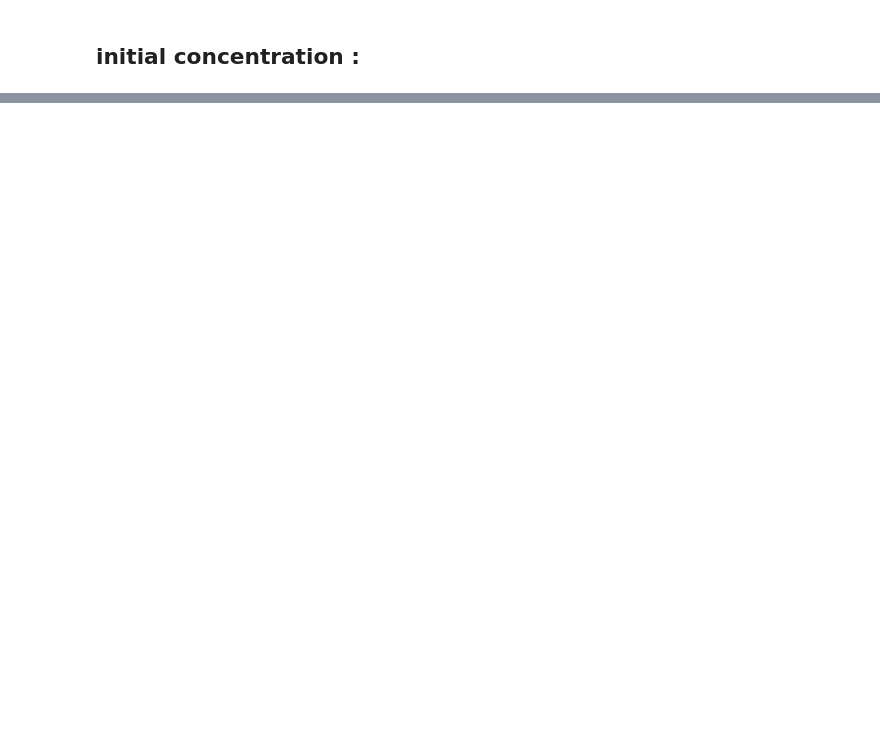
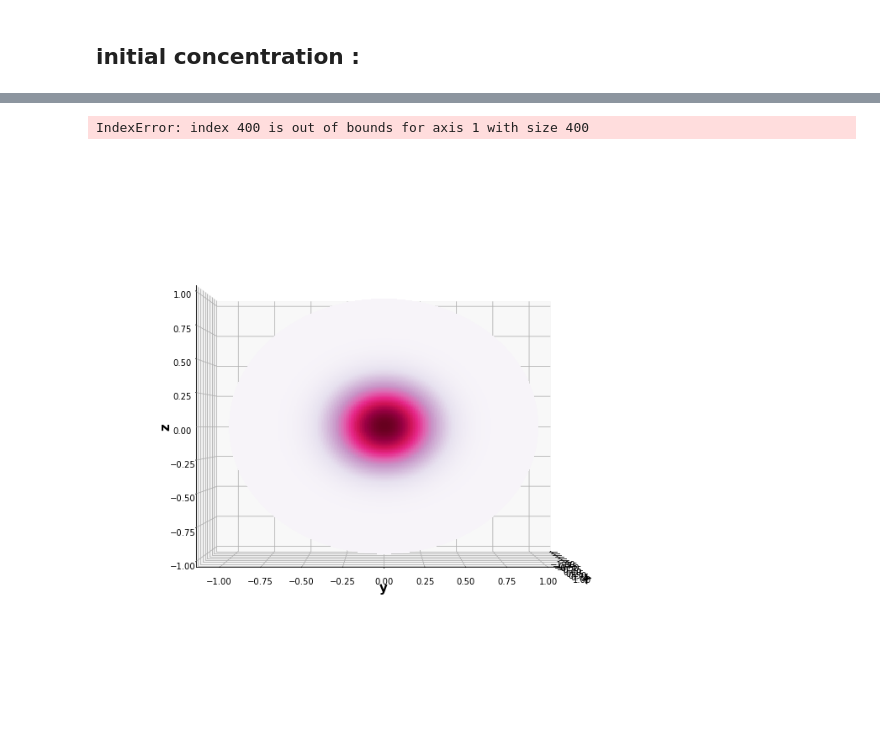
Before and after one commit to antoineperrot/spherical-advection, a Jupyter notebook: 4. Semi-Lagrangian Advection on the sphere.ipynb, the cells around one changed output, grey strips where cells are left out. Cells and saved outputs as stored; diff of their text form; code cells hidden in the pictures; blank space fills up the shorter version.

```diff
--- a/4. Semi-Lagrangian Advection on the sphere.ipynb
+++ b/4. Semi-Lagrangian Advection on the sphere.ipynb
@@ -173,13 +54,0 @@ wind = wind/D * max_wind_speed
-# %%
-def BilinearSpherical(thetad, phid, state):
-    THETAd = THETA + (thetad-theta)/dtheta
-    PHId  = PHI + (phid-phi)/dphi
-    state = state.T
-    weigth = np.cos(theta)/(np.cos(theta) + np.cos(np.roll(theta,-1,axis=1)))
-    weigth = weigth*0+0.5
-    interpolation = (1-THETAd%1)*(  (1-PHId%1) * state[THETAd.astype(int)       ,  PHId.astype(int)      ]
-                                           + (PHId % 1) * state[THETAd.astype(int)       ,  (PHId+1).astype(int)%n] ) \
-            +  (THETAd % 1) *(  (1-PHId%1) * state[(THETAd+1).astype(int)%n ,  PHId.astype(int)      ]
-                                           + (PHId % 1) * state[(THETAd+1).astype(int)%n ,  (PHId+1).astype(int)%n] )
-
-    return interpolation
@@ -297,0 +124,22 @@ plt.xlabel("Time (h)");
+# %%
+wind_xyz = e_phi
+### normalizing the wind field :
+wind_xyz = wind_xyz/np.linalg.norm(wind_xyz,axis=0).max()
+max_wind_speed = 50 #kmh
+D = 6370 #earth radius in km
+wind_xyz = wind_xyz/D * max_wind_speed
+# %%
+t_end = 2*np.pi*D / max_wind_speed # time for one revolution.
+dt = .25  #time step in hour
+
+SL = SemiLagShericalAdv(X0, dt=dt, trend_parameters=[wind_xyz],time_saving_interval=20)
+SL.forecast(t_end)
+# %% [output]
+IndexError: index 400 is out of bounds for axis 1 with size 400
+# %%
+plot_sphere(X,Y,Z, SL.x,
+            elev=0,azim=0,
+            title=None,
+            figsize=(12,12));
+# %% [output]
+[figure, added]
```
Also changed, not shown: parts of 50 cells of this notebook, 12 other files.
